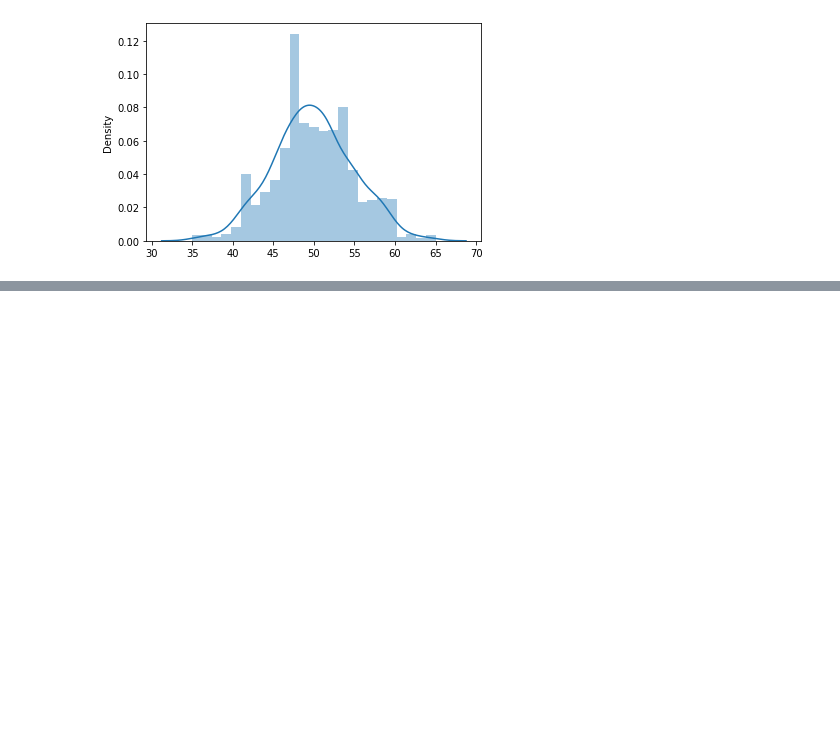
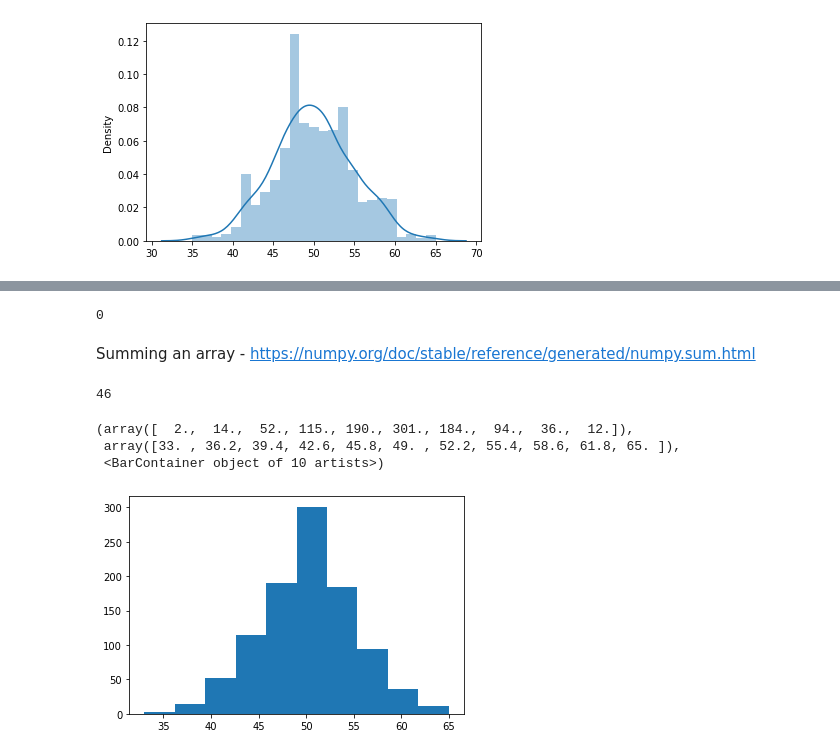
Before and after one commit to itskeithstudent/Fundamentals-Of-Data-Analysis-52446-Tasks, a Jupyter notebook: Tasks.ipynb, the cells around one changed output, grey strips where cells are left out. Saved outputs shown, nothing was run; the diff lists cells and outputs as text; code cells hidden in the pictures; blank space fills up the shorter version.

Commit message:
Add example using np.random.choice to simulate coin flips

```diff
--- a/Tasks.ipynb
+++ b/Tasks.ipynb
@@ -284,0 +290,27 @@ sns.distplot(my_list)
+# %%
+coinface_list = [1,0] #here 1 is representing heads and 0 represents tails
+coinflip_choice = rng.choice(a=coinface_list,p=[0.5,0.5]) #p=[0.5,0.5] as need to supply the probabilities for both 1 and 0 for argument a
+print(coinflip_choice)
+# %% [output]
+0
+# %% [markdown]
+Summing an array - https://numpy.org/doc/stable/reference/generated/numpy.sum.html
+# %%
+coinflip_choice = rng.choice(a=coinface_list,p=[0.5,0.5], size=100) #size=100 as want to get an array returned representing 100 coinflips
+heads = sum(coinflip_choice) #as we have 1's representing heads and 0's representing tails can get the total heads by simply summing the array
+print(heads)
+# %% [output]
+46
+# %%
+heads_list = [] #declare empty list to be appended to
+for i in range(1000):
+    coinflip_choice = rng.choice(a=coinface_list,p=[0.5,0.5], size=100) #per loop get 100 results
+    heads = sum(coinflip_choice) #get sum of current total heads
+    heads_list.append(heads) #append to heads list
+# %%
+plt.hist(heads_list)
+# %% [output]
+(array([  2.,  14.,  52., 115., 190., 301., 184.,  94.,  36.,  12.]),
+ array([33. , 36.2, 39.4, 42.6, 45.8, 49. , 52.2, 55.4, 58.6, 61.8, 65. ]),
+ <BarContainer object of 10 artists>)
+[figure, added]
```
Also changed, not shown: parts of 1 cell of this notebook.
